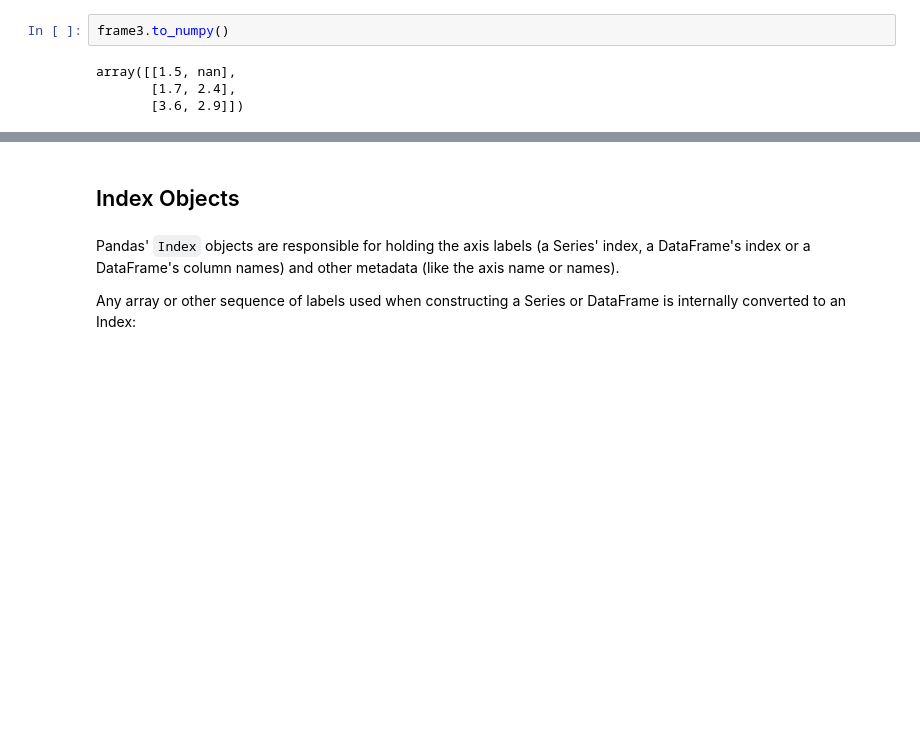
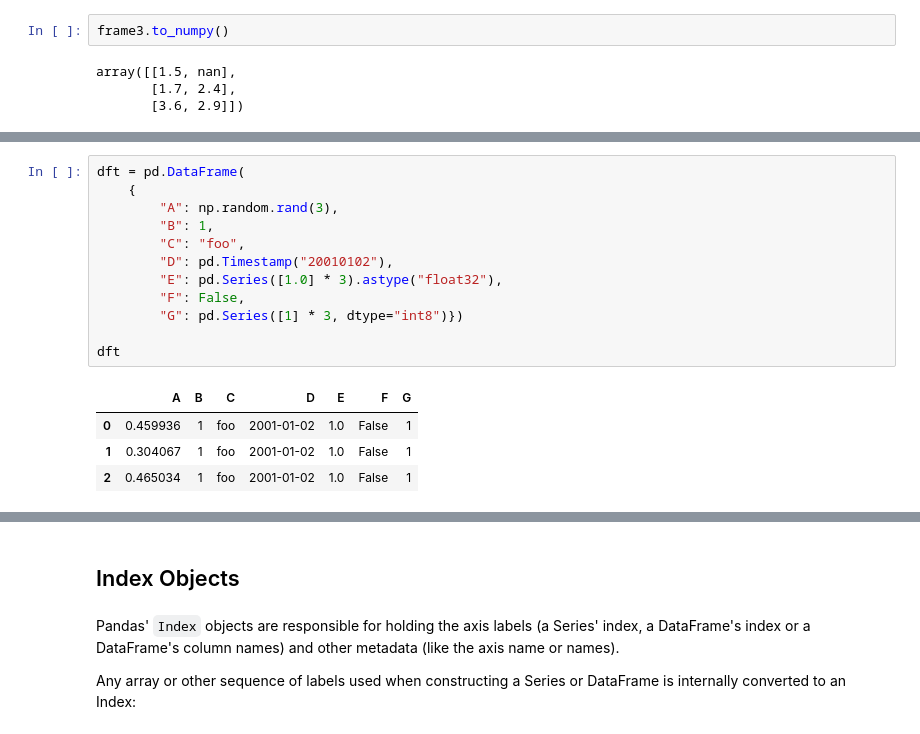
Before and after one commit to thndar/5m-data-1.7-intro-pandas, a Jupyter notebook: notebooks/pandas_lesson.ipynb, the cells around one changed output, grey strips where cells are left out. Saved outputs shown, nothing was run; the diff lists cells and outputs as text; blank space fills up the shorter version.

```diff
--- a/notebooks/pandas_lesson.ipynb
+++ b/notebooks/pandas_lesson.ipynb
@@ -487,0 +512,17 @@ array([[1.5, nan],
+# %%
+dft = pd.DataFrame(
+    {
+        "A": np.random.rand(3),
+        "B": 1,
+        "C": "foo",
+        "D": pd.Timestamp("20010102"),
+        "E": pd.Series([1.0] * 3).astype("float32"),
+        "F": False,
+        "G": pd.Series([1] * 3, dtype="int8")})
+
+dft
+# %% [output]
+|  | A | B | C | D | E | F | G |
+| 0 | 0.459936 | 1 | foo | 2001-01-02 | 1.0 | False | 1 |
+| 1 | 0.304067 | 1 | foo | 2001-01-02 | 1.0 | False | 1 |
+| 2 | 0.465034 | 1 | foo | 2001-01-02 | 1.0 | False | 1 |
```
Also changed, not shown: parts of 19 cells of this notebook.
